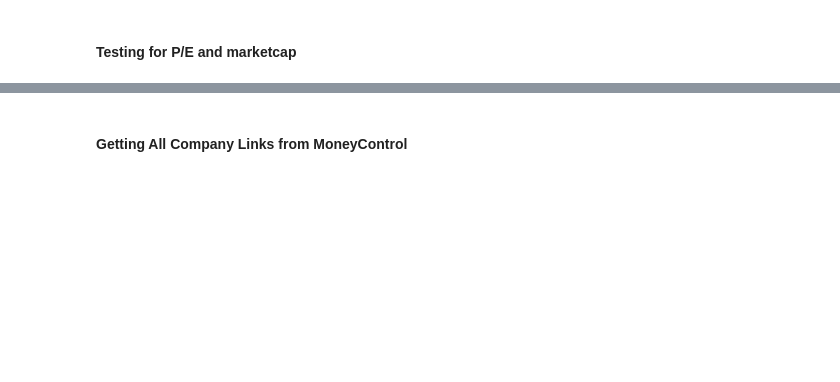
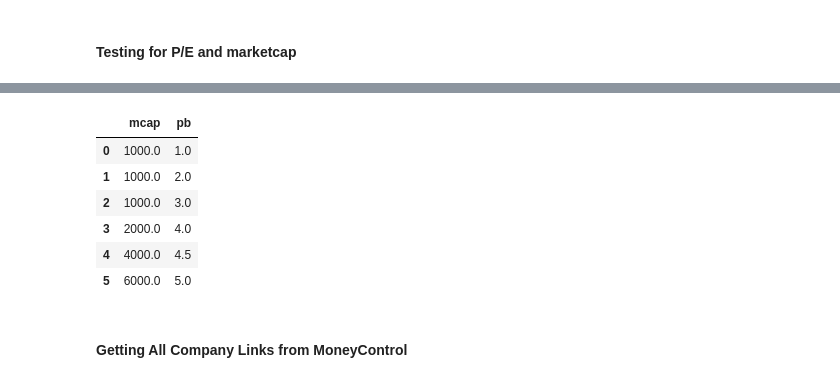
Before and after one commit to faizanahemad/data-science-utils, a Jupyter notebook: data_science_utils/financial/mutual_fund.ipynb, the cells around one changed output, grey strips where cells are left out. Saved outputs shown, nothing was run; the diff lists cells and outputs as text; code cells hidden in the pictures; blank space fills up the shorter version.

```diff
--- a/data_science_utils/financial/mutual_fund.ipynb
+++ b/data_science_utils/financial/mutual_fund.ipynb
@@ -319,0 +677,11 @@ def pe_comparator_filter(stock_detail):
+# %%
+pb_list = list()
+pb_comparator_test = get_pb_filter()
+pb_set = set()
+for pb in [1,1.5,2,2.5,3,4]:
+    for mcap in np.arange(1e2,2e3,1e2):
+        if pb not in pb_set:
+            if pb_comparator_test({'market_cap':mcap,"pb":pb,"book_value":10}):
+                pb_list.append({"mcap":mcap,"pb":pb})
+                pb_set.add(pb)
+pd.DataFrame.from_records(pb_list)
@@ -320,3 +695,22 @@ def pe_comparator_filter(stock_detail):
+# %%
+pb_comparator_test = get_pb_filter()
+pb_list = list()
+pb_set = set()
+for pb in [1,2,3,4,4.5,5]:
+    for mcap in np.arange(1e3,2e4,1e3):
+        if pb not in pb_set:
+            if pb_comparator_test({'market_cap':mcap,"pb":pb,"book_value":10}):
+                pb_list.append({"mcap":mcap,"pb":pb})
+                pb_set.add(pb)
+pd.DataFrame.from_records(pb_list)
+# %% [output]
+|  | mcap | pb |
+| 0 | 1000.0 | 1.0 |
+| 1 | 1000.0 | 2.0 |
+| 2 | 1000.0 | 3.0 |
+| 3 | 2000.0 | 4.0 |
+| 4 | 4000.0 | 4.5 |
+| 5 | 6000.0 | 5.0 |
 # %% [markdown]
 #### Getting All Company Links from MoneyControl
 # %%
```
Also changed, not shown: parts of 36 cells of this notebook.
